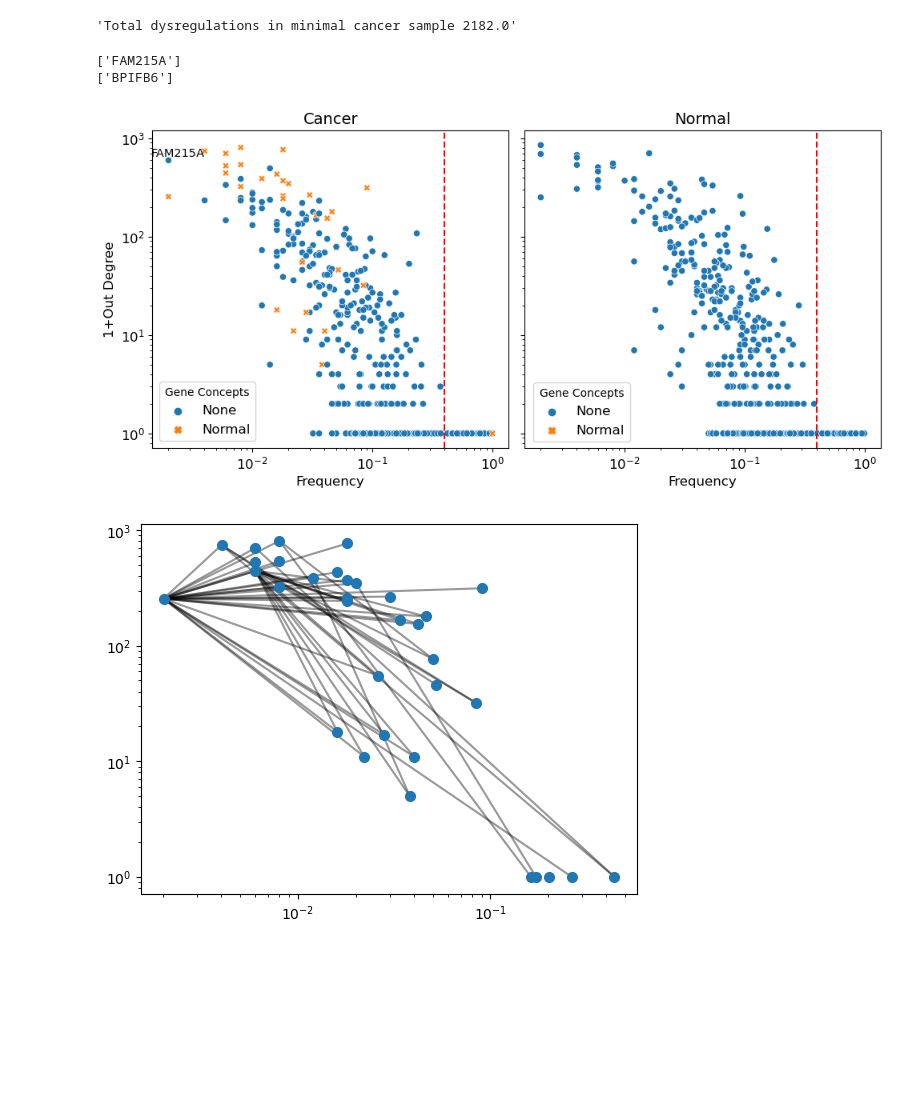
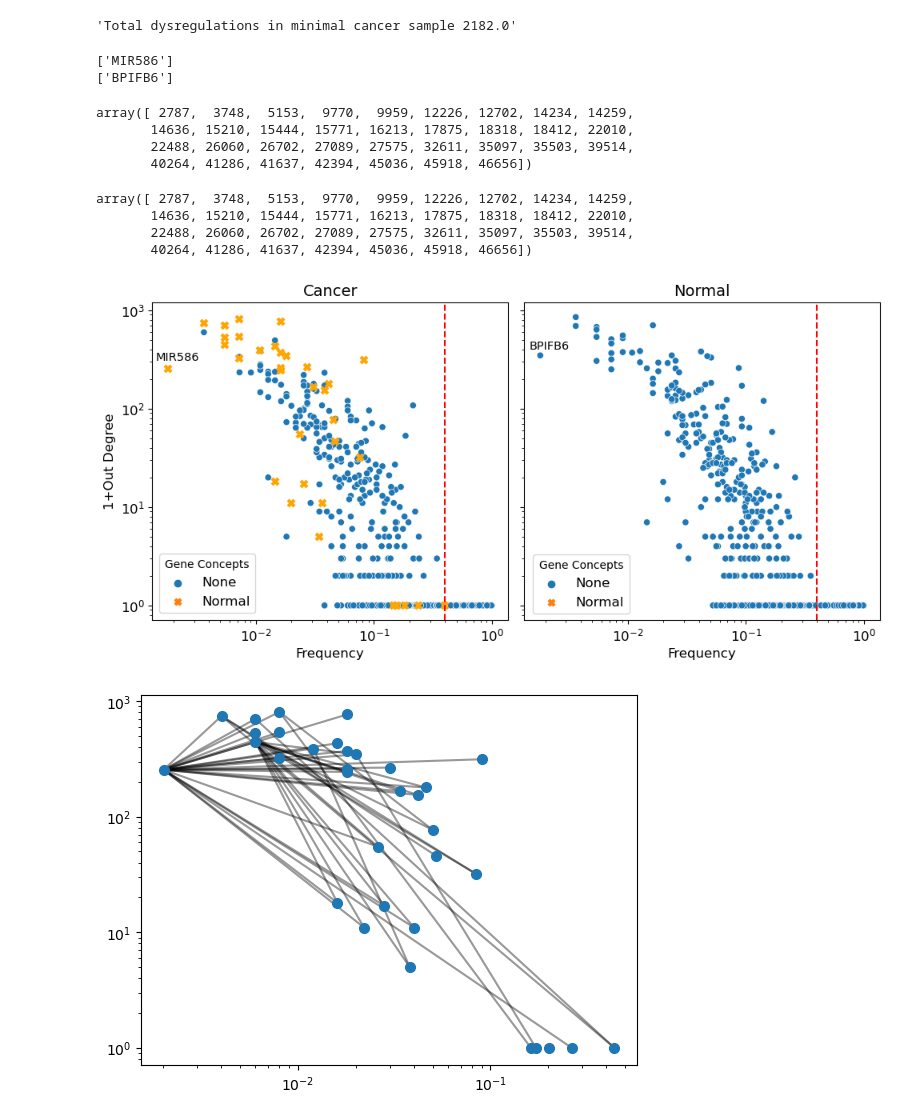
Before and after one commit to RobertoHePe/Causal_GE, a Jupyter notebook: Causal_GE_interpretation.ipynb, the cells around one changed output. Drawn from its saved outputs; the diff is of its cells as text; code cells hidden in the pictures; blank space fills up the shorter version.

```diff
--- a/Causal_GE_interpretation.ipynb
+++ b/Causal_GE_interpretation.ipynb
@@ -63,7 +63,7 @@ df = pd.DataFrame({'Node': nodes_idx, 'Frequency': freqs.round(4),
 # %%
 concepts = ['None'] * sample.shape[1]
 
-normal_concept = np.where(normal_sample.mean(axis=0) == 0)[0]
+normal_concept = np.where(normal_sample.mean(axis=0) == 0)[0][:-1] # To exclude cancer node
 #cancer_concept = np.where(cancer_sample.mean(axis=0) > .9)[0]
 
 for i in normal_concept:
@@ -169,21 +167,21 @@ min_cancer_idx = np.where(cancer_sample[min_cancer_sample, :] == 1)[0]
 min_normal_idx = np.where(normal_sample[br_cl2][min_normal_arg] == 1)[0]
 
 # Frequencies of nodes in minimal samples
-min_freq_cancer = [freqs_c[i] for i in min_cancer_idx]
-min_freq_normal = [freqs_c[i] for i in min_normal_idx]
+min_freq_cancer = [freqs[i] for i in min_cancer_idx]
+min_freq_normal = [freqs[i] for i in min_normal_idx]
 
 # Outdegree of nodes in minimal samples
 min_dgr_cancer = [Graph.degree[i] for i in min_cancer_idx]
 min_dgr_normal = [Graph.degree[i] for i in min_normal_idx]
 
 # Min frequeccy genes
-min_freq_cancer_idx = np.argmin(freqs_c[min_cancer_idx])
+min_freq_cancer_idx = np.argmin(freqs[min_cancer_idx])
 min_freq_cancer_idx = min_cancer_idx[min_freq_cancer_idx]
 print(map_node_name(min_freq_cancer_idx, compressed_nodes_map, genes_map))
 
-min_freq_normal_idx = np.argmin(freqs_c[min_normal_idx])
+min_freq_normal_idx = np.argmin(freqs[min_normal_idx])
 min_freq_normal_idx = min_normal_idx[min_freq_normal_idx]
 print(map_node_name(min_freq_normal_idx, compressed_nodes_map, genes_map))
 # %% [output]
-['FAM215A']
+['MIR586']
 ['BPIFB6']
@@ -190,3 +191,17 @@ print(map_node_name(min_freq_normal_idx, compressed_nodes_map, genes_map))
+# %%
+min_cancer_idx[np.where(hue_cancer != 'None')[0]]
+# %% [output]
+array([ 2787,  3748,  5153,  9770,  9959, 12226, 12702, 14234, 14259,
+       14636, 15210, 15444, 15771, 16213, 17875, 18318, 18412, 22010,
+       22488, 26060, 26702, 27089, 27575, 32611, 35097, 35503, 39514,
+       40264, 41286, 41637, 42394, 45036, 45918, 46656])
+# %%
+idx
+# %% [output]
+array([ 2787,  3748,  5153,  9770,  9959, 12226, 12702, 14234, 14259,
+       14636, 15210, 15444, 15771, 16213, 17875, 18318, 18412, 22010,
+       22488, 26060, 26702, 27089, 27575, 32611, 35097, 35503, 39514,
+       40264, 41286, 41637, 42394, 45036, 45918, 46656])
 # %%
 min_odgr_cancer = [Graph.out_degree[i] for i in min_cancer_idx]
 min_odgr_normal = [Graph.out_degree[i] for i in min_normal_idx]
@@ -203,7 +218,10 @@ sns.scatterplot(
     ax=ax[0],
     hue=hue_cancer,
     style=hue_cancer,
+    hue_order=['Normal', 'None'][::-1]
 )
+
+
 sns.scatterplot(
     x=min_freq_normal,
     y=1 + np.asarray(min_odgr_normal),
@@ -217,39 +235,39 @@ ax[0].set_xlabel("Frequency", fontsize=fs)
 ax[0].set_title("Cancer", fontsize=fs + 2)
 ax[0].tick_params(labelsize=12)
 ax[0].axvline(0.4, ls="--", c="r")
 
 ax[1].set_title("Normal", fontsize=fs + 2)
 ax[1].set_xlabel("Frequency", fontsize=fs)
 ax[1].tick_params(labelsize=12)
 ax[1].axvline(0.4, ls="--", c="r")
 
 ax[0].annotate(
     map_node_name(min_freq_cancer_idx, compressed_nodes_map, genes_map)[0],
-    (freqs_c[min_freq_cancer_idx], 1 + Graph.out_degree[min_freq_cancer_idx]),
-    (freqs_c[min_freq_cancer_idx] * 1.2, 50 + Graph.out_degree[min_freq_cancer_idx]),
+    (freqs[min_freq_cancer_idx], 1 + Graph.out_degree[min_freq_cancer_idx]),
+    (freqs[min_freq_cancer_idx] * 1.2, 50 + Graph.out_degree[min_freq_cancer_idx]),
     ha='center',
     fontsize=10.5
 )
 
 ax[1].annotate(
     map_node_name(min_freq_normal_idx, compressed_nodes_map, genes_map)[0],
-    (freqs_c[min_freq_normal_idx], 1 + Graph.out_degree[min_freq_normal_idx]),
-    (freqs_c[min_freq_normal_idx] * 1.2, 50 + Graph.out_degree[min_freq_normal_idx]),
+    (freqs[min_freq_normal_idx], 1 + Graph.out_degree[min_freq_normal_idx]),
+    (freqs[min_freq_normal_idx] * 1.2, 50 + Graph.out_degree[min_freq_normal_idx]),
     ha='center',
     fontsize=10.5
 )
 
 for i in range(2):
     ax[i].set_yscale("log")
     ax[i].set_xscale("log")
 
 ax[0].legend(title="Gene Concepts", fontsize=12)
 # ax[1].legend(False)
 fig.legend(loc="upper right", bbox_to_anchor=(0.68, 0.31), title="Gene Concepts", fontsize=12)
 fig.tight_layout()
-#plt.savefig('Charts/Fig3 (Frequency in cancer).pdf')
+#plt.savefig('Charts/Fig3.pdf')
 # %% [output]
-[figure, old version]
+[figure, new version]
 # %%
 # Draw minimun graph
 idx = np.intersect1d(normal_concept, min_cancer_idx)
```
Also changed, not shown: parts of 4 cells of this notebook, 2 other files.
